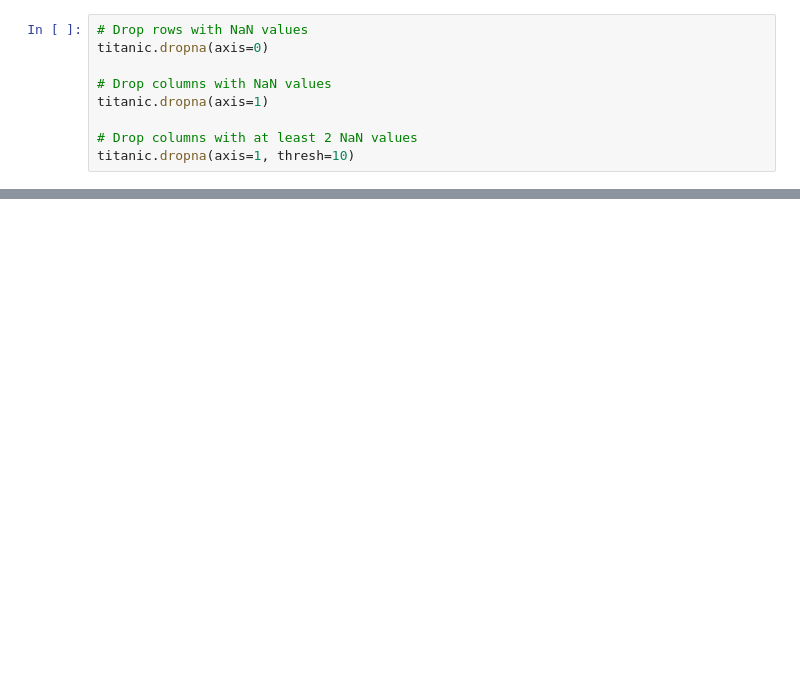
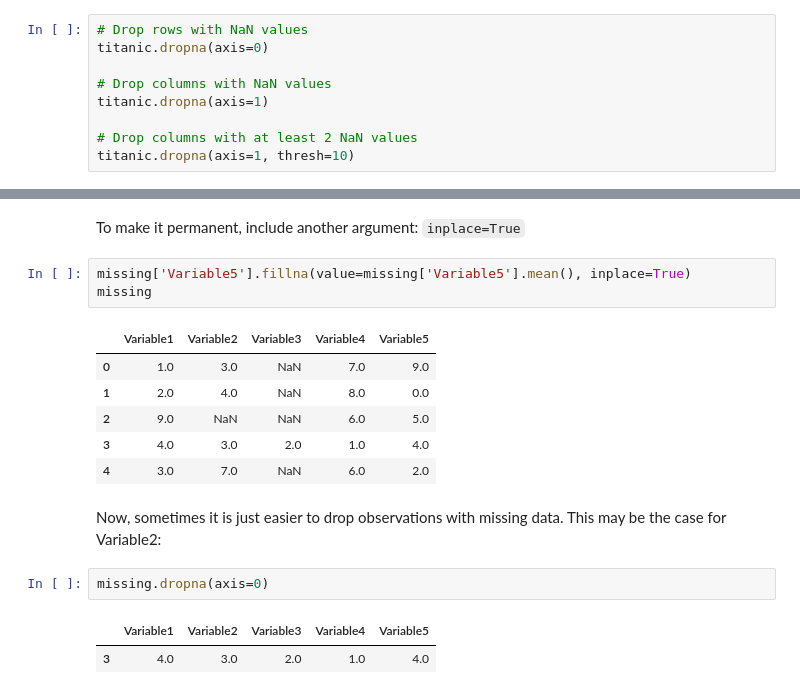
Before and after one commit to drolsonmi/math3080, a Jupyter notebook: Notes/05 Obtaining Data.ipynb, the cells around one changed output, grey strips where cells are left out. Drawn from its saved outputs; the diff is of its cells as text; blank space fills up the shorter version.

```diff
--- a/Notes/05 Obtaining Data.ipynb
+++ b/Notes/05 Obtaining Data.ipynb
@@ -322,0 +382,19 @@ titanic.dropna(axis=1, thresh=10)
+# %% [markdown]
+To make it permanent, include another argument: `inplace=True`
+# %%
+missing['Variable5'].fillna(value=missing['Variable5'].mean(), inplace=True)
+missing
+# %% [output]
+|  | Variable1 | Variable2 | Variable3 | Variable4 | Variable5 |
+| 0 | 1.0 | 3.0 | NaN | 7.0 | 9.0 |
+| 1 | 2.0 | 4.0 | NaN | 8.0 | 0.0 |
+| 2 | 9.0 | NaN | NaN | 6.0 | 5.0 |
+| 3 | 4.0 | 3.0 | 2.0 | 1.0 | 4.0 |
+| 4 | 3.0 | 7.0 | NaN | 6.0 | 2.0 |
+# %% [markdown]
+Now, sometimes it is just easier to drop observations with missing data. This may be the case for Variable2:
+# %%
+missing.dropna(axis=0)
+# %% [output]
+|  | Variable1 | Variable2 | Variable3 | Variable4 | Variable5 |
+| 3 | 4.0 | 3.0 | 2.0 | 1.0 | 4.0 |
```
Also changed, not shown: parts of 18 cells of this notebook.
